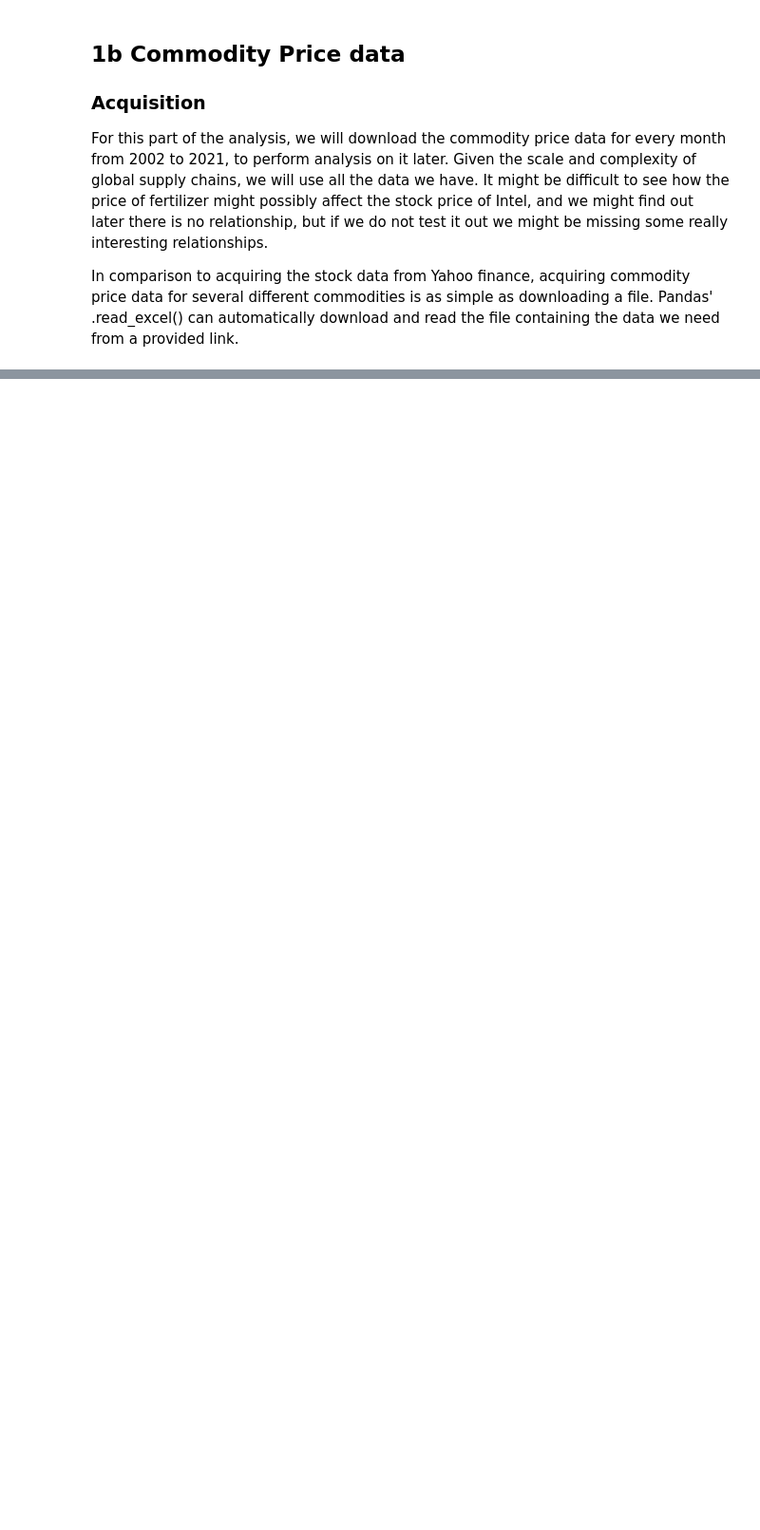
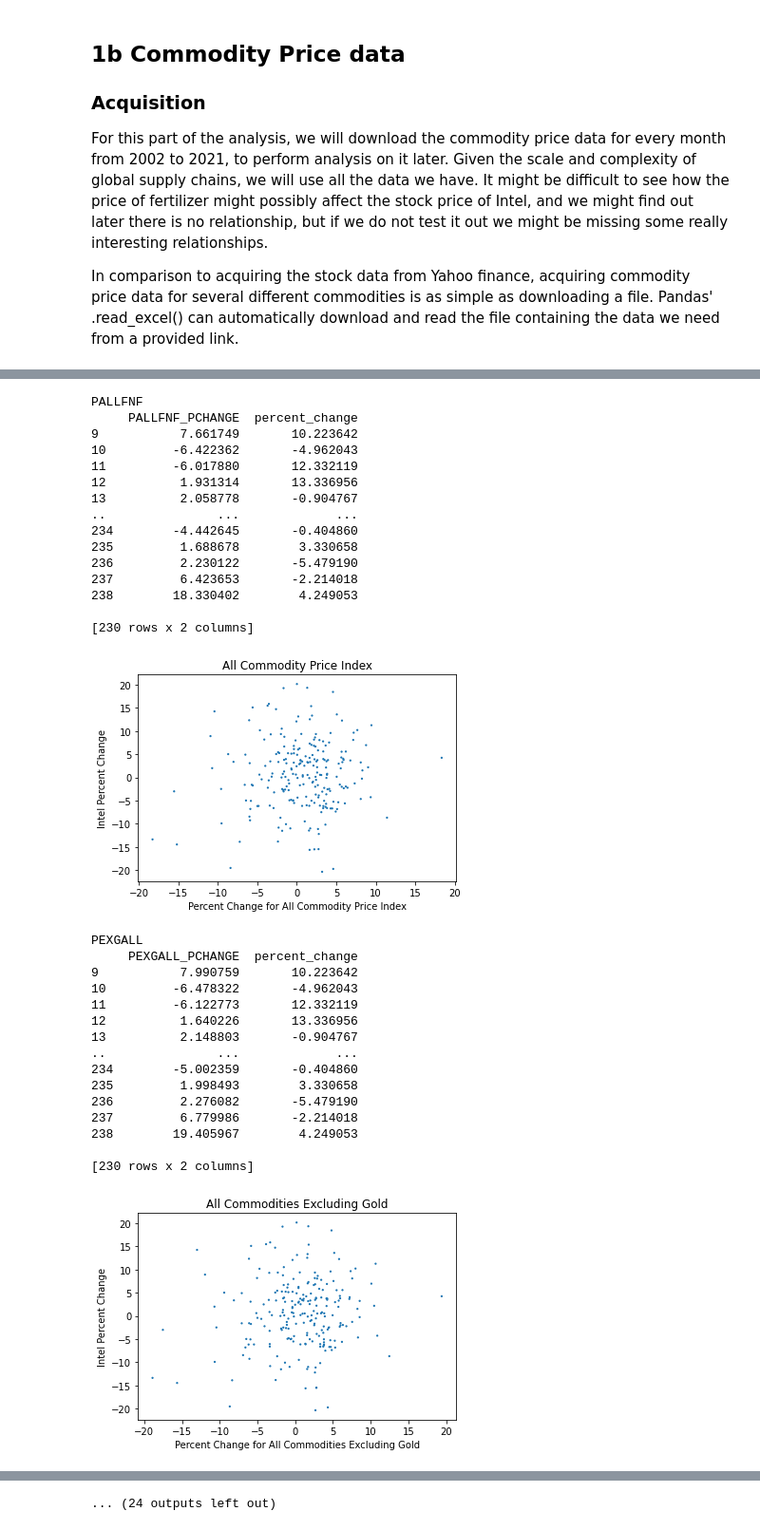
Before and after one commit to alanelbert/final_cmsc320, a Jupyter notebook: final.ipynb, the cells around one changed output, grey strips where cells are left out. Shown at 95% size. Saved outputs shown, nothing was run; the diff lists cells and outputs as text; code cells hidden in the pictures; blank space fills up the shorter version.

```diff
--- a/final.ipynb
+++ b/final.ipynb
@@ -493,0 +646,23 @@ Now, we have gotten our commodity data formatted into
+# %%
+def prepare_plot_comm(commodity):
+
+    # Gets just the columns we need to plot
+    temp = commdata.drop(commdata.columns.difference(['Date'] + [commodity + '_PCHANGE']), 1)
+
+
+
+
+    intdata = dfs['INTC']
+
+    # Inner joining the two DFs
+    merged = pd.merge(temp, intdata , on='Date')
+
+    # Some of the commodity data has NaN values, so we're just going to remove
+    merged.dropna(inplace=True)
+
+    return merged.drop(columns='Date')
+
+
+
+
+prepare_plot_comm('PBEVE')
@@ -493,0 +685,55 @@ Now, we have gotten our commodity data formatted into
+# %%
+def comm_autoplot_intelpchange(comm, name):
+
+
+    # We are going to iterate through all the names, prepare a DF with the data we need to plot, turn it into a plot, and label it
+
+    toplot = prepare_plot_comm(comm)
+    print(comm)
+    print(toplot)
+    plt.scatter(x = toplot[comm +  '_PCHANGE'], y = toplot['percent_change'])
+
+    # Setting all the names to be correct
+    plt.ylabel("Intel Percent Change")
+    plt.xlabel("Percent Change for " + name)
+    plt.title(name)
+
+
+    plt.show()
+
+
+for n in tpchange:
+    comm_autoplot_intelpchange(n, namedict[n])
+# %% [output]
+PALLFNF
+     PALLFNF_PCHANGE  percent_change
+9           7.661749       10.223642
+10         -6.422362       -4.962043
+11         -6.017880       12.332119
+12          1.931314       13.336956
+13          2.058778       -0.904767
+..               ...             ...
+234        -4.442645       -0.404860
+235         1.688678        3.330658
+236         2.230122       -5.479190
+237         6.423653       -2.214018
+238        18.330402        4.249053
+
+[230 rows x 2 columns]
+[figure, added]
+PEXGALL
+     PEXGALL_PCHANGE  percent_change
+9           7.990759       10.223642
+10         -6.478322       -4.962043
+11         -6.122773       12.332119
+12          1.640226       13.336956
+13          2.148803       -0.904767
+..               ...             ...
+234        -5.002359       -0.404860
+235         1.998493        3.330658
+236         2.276082       -5.479190
+237         6.779986       -2.214018
+238        19.405967        4.249053
+
+[230 rows x 2 columns]
+[figure, added]
@@ -493,0 +804 @@ Now, we have gotten our commodity data formatted into
+... (24 outputs left out)
```
Also changed, not shown: parts of 23 cells of this notebook, 2 other files.
